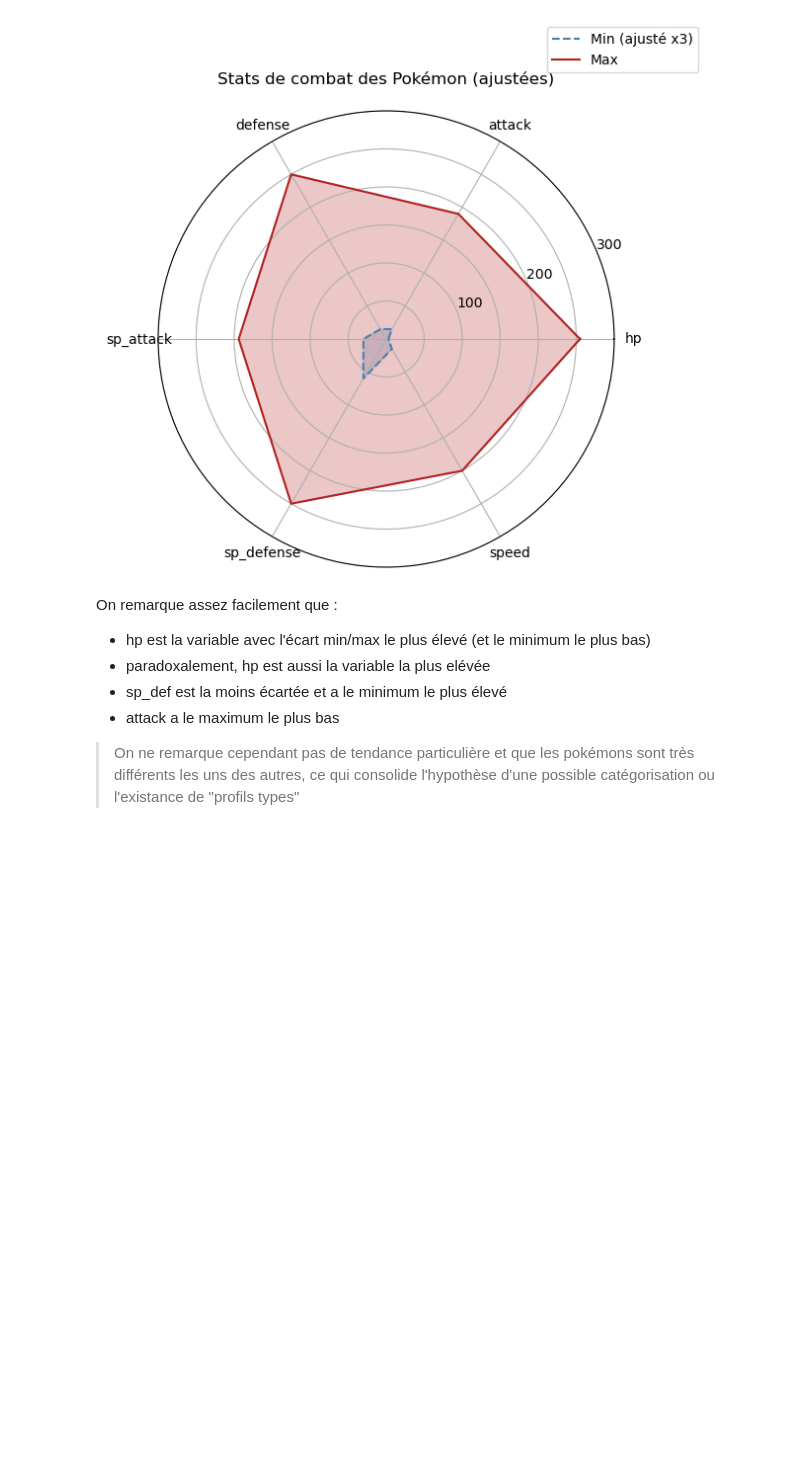
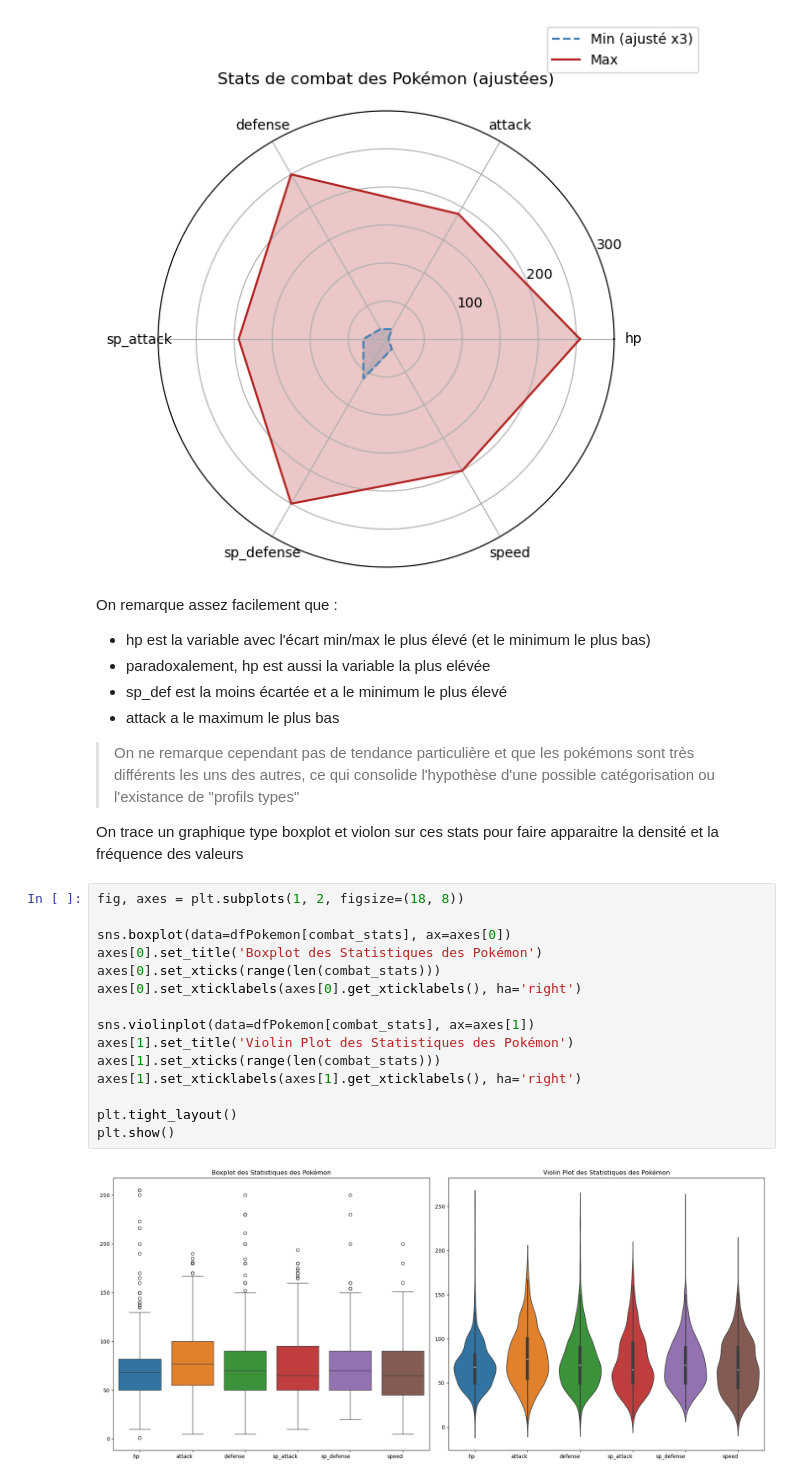
Before and after one commit to Furatus/4EDAP_Pokemon, a Jupyter notebook: Exploratory_analysis.ipynb, the cells around one changed output. Drawn from its saved outputs; the diff is of its cells as text; blank space fills up the shorter version.

Commit message:
adding violin

```diff
--- a/Exploratory_analysis.ipynb
+++ b/Exploratory_analysis.ipynb
@@ -336,3 +345,22 @@ On remarque assez facilement que :
  -  attack a le maximum le plus bas
 
 > On ne remarque cependant pas de tendance particulière et que les pokémons sont très différents les uns des autres, ce qui consolide l'hypothèse d'une possible catégorisation ou l'existance de "profils types"
+
+On trace un graphique type boxplot et violon sur ces stats pour faire apparaitre la densité et la fréquence des valeurs
+# %%
+fig, axes = plt.subplots(1, 2, figsize=(18, 8))
+
+sns.boxplot(data=dfPokemon[combat_stats], ax=axes[0])
+axes[0].set_title('Boxplot des Statistiques des Pokémon')
+axes[0].set_xticks(range(len(combat_stats)))
+axes[0].set_xticklabels(axes[0].get_xticklabels(), ha='right')
+
+sns.violinplot(data=dfPokemon[combat_stats], ax=axes[1])
+axes[1].set_title('Violin Plot des Statistiques des Pokémon')
+axes[1].set_xticks(range(len(combat_stats)))
+axes[1].set_xticklabels(axes[1].get_xticklabels(), ha='right')
+
+plt.tight_layout()
+plt.show()
+# %% [output]
+[figure, added]
```
Also changed, not shown: parts of 3 cells of this notebook.
